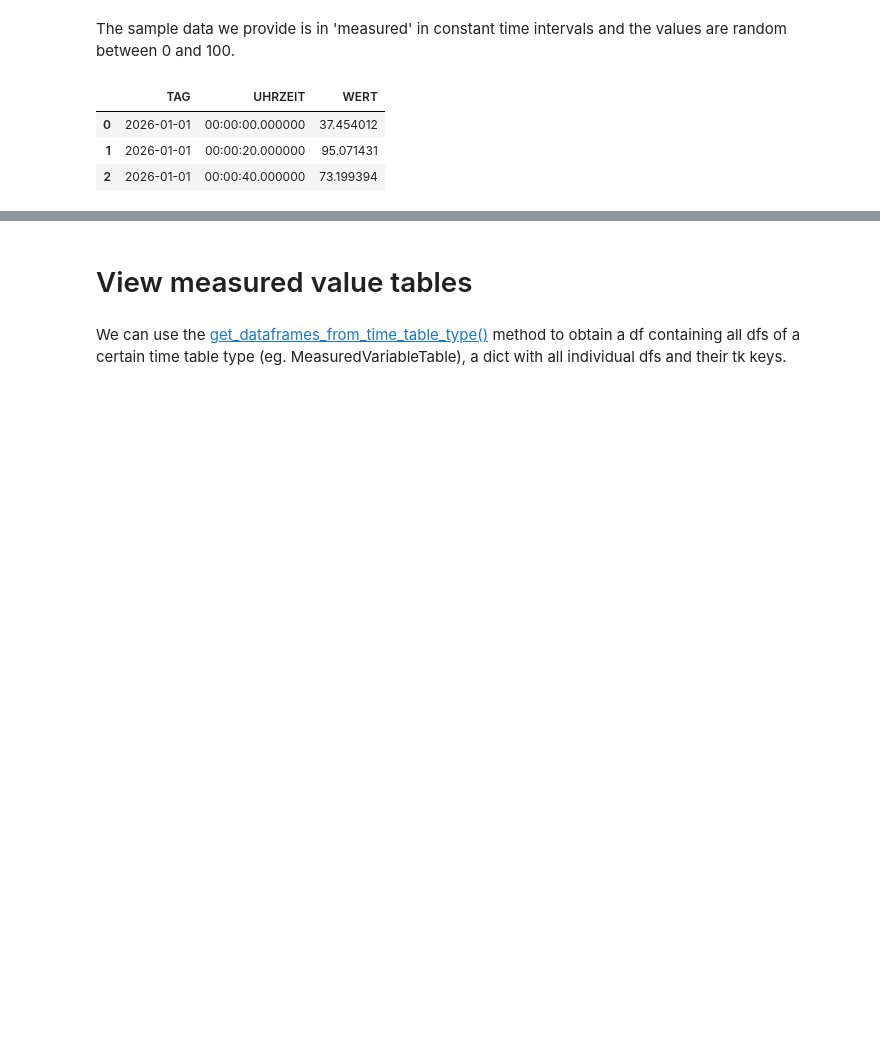
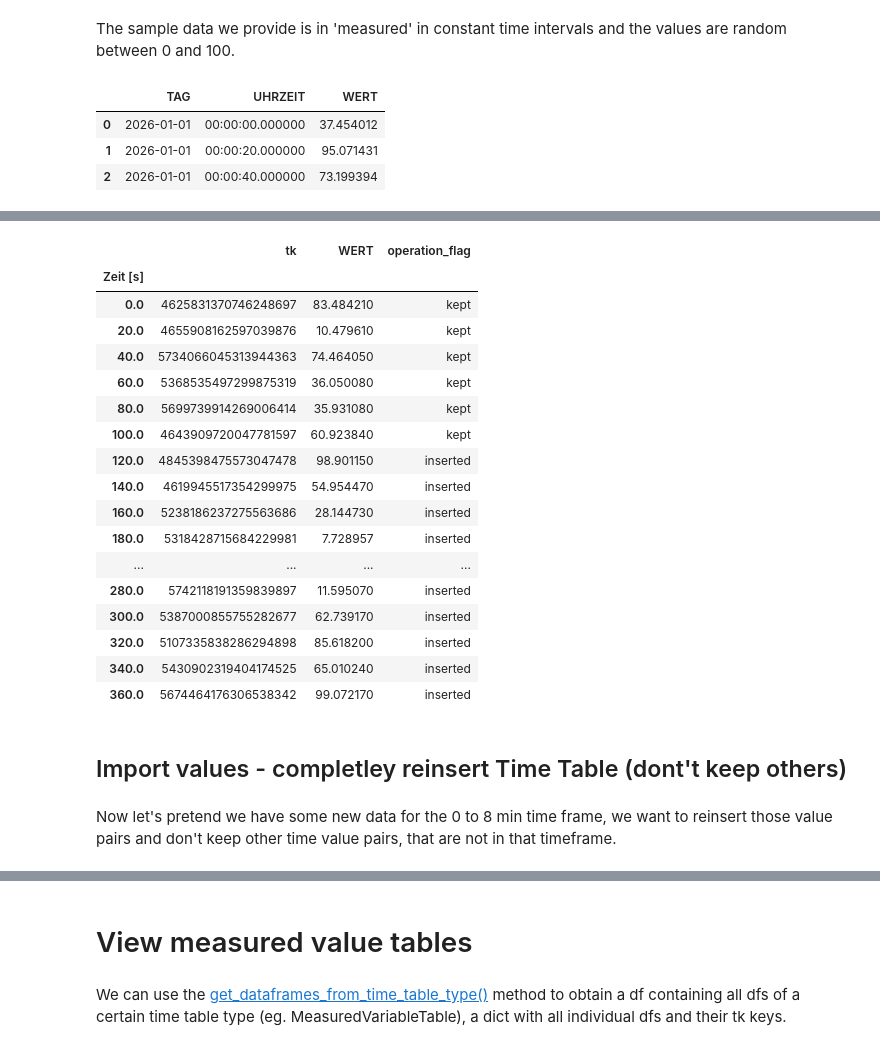
Before and after one commit to 3SConsult/sir3stoolkit, a Jupyter notebook: docs/source/tutorials/SIR3S_Model_Mantle/Tutorial054_Assets/ToolkitTutorial054.ipynb, the cells around one changed output, grey strips where cells are left out. Saved outputs shown, nothing was run; the diff lists cells and outputs as text; code cells hidden in the pictures; blank space fills up the shorter version.

```diff
--- a/docs/source/tutorials/SIR3S_Model_Mantle/Tutorial054_Assets/ToolkitTutorial054.ipynb
+++ b/docs/source/tutorials/SIR3S_Model_Mantle/Tutorial054_Assets/ToolkitTutorial054.ipynb
@@ -148,0 +401,26 @@ s3s.insert_dataframe_into_time_table(time_table_tk=measured_variable_table_1, da
+# %%
+# Create time vector: 120 to 360 seconds, step 20
+time_seconds = np.arange(120, 361, 20)
+
+# Create variable values between 0 and 100
+np.random.seed(45)
+werte = np.random.rand(len(time_seconds)) * 100
+
+YEAR = 2026
+DATE = datetime(YEAR, 1, 1)  # constant date for all entries
+
+rows = []
+
+for t, w in zip(time_seconds, werte):
+    timestamp = DATE + timedelta(seconds=int(t))
+    tag = timestamp.strftime("%Y-%m-%d")
+    uhrzeit = timestamp.strftime("%H:%M:%S.%f")
+
+    rows.append({
+        "TAG": tag,
+        "UHRZEIT": uhrzeit,
+        "WERT": w
+    })
+
+# Build DataFrame
+df = pd.DataFrame(rows, columns=["TAG", "UHRZEIT", "WERT"])
@@ -148,0 +446,2 @@ s3s.insert_dataframe_into_time_table(time_table_tk=measured_variable_table_1, da
+# %%
+df_measured_variable_table_1 = s3s.insert_dataframe_into_time_table(time_table_tk=measured_variable_table_1, dataframe=df, overwrite=False, keep=True)
@@ -148,0 +466,25 @@ s3s.insert_dataframe_into_time_table(time_table_tk=measured_variable_table_1, da
+# %%
+df_measured_variable_table_1
+# %% [output]
+|  | tk | WERT | operation_flag |
+| Zeit [s] |  |  |  |
+| 0.0 | 4625831370746248697 | 83.484210 | kept |
+| 20.0 | 4655908162597039876 | 10.479610 | kept |
+| 40.0 | 5734066045313944363 | 74.464050 | kept |
+| 60.0 | 5368535497299875319 | 36.050080 | kept |
+| 80.0 | 5699739914269006414 | 35.931080 | kept |
+| 100.0 | 4643909720047781597 | 60.923840 | kept |
+| 120.0 | 4845398475573047478 | 98.901150 | inserted |
+| 140.0 | 4619945517354299975 | 54.954470 | inserted |
+| 160.0 | 5238186237275563686 | 28.144730 | inserted |
+| 180.0 | 5318428715684229981 | 7.728957 | inserted |
+| ... | ... | ... | ... |
+| 280.0 | 5742118191359839897 | 11.595070 | inserted |
+| 300.0 | 5387000855755282677 | 62.739170 | inserted |
+| 320.0 | 5107335838286294898 | 85.618200 | inserted |
+| 340.0 | 5430902319404174525 | 65.010240 | inserted |
+| 360.0 | 5674464176306538342 | 99.072170 | inserted |
+# %% [markdown]
+## Import values - completley reinsert Time Table (dont't keep others)
+# %% [markdown]
+Now let's pretend we have some new data for the 0 to 8 min time frame, we want to reinsert those value pairs and don't keep other time value pairs, that are not in that timeframe.
```
Also changed, not shown: parts of 52 cells of this notebook, 3 other files.
